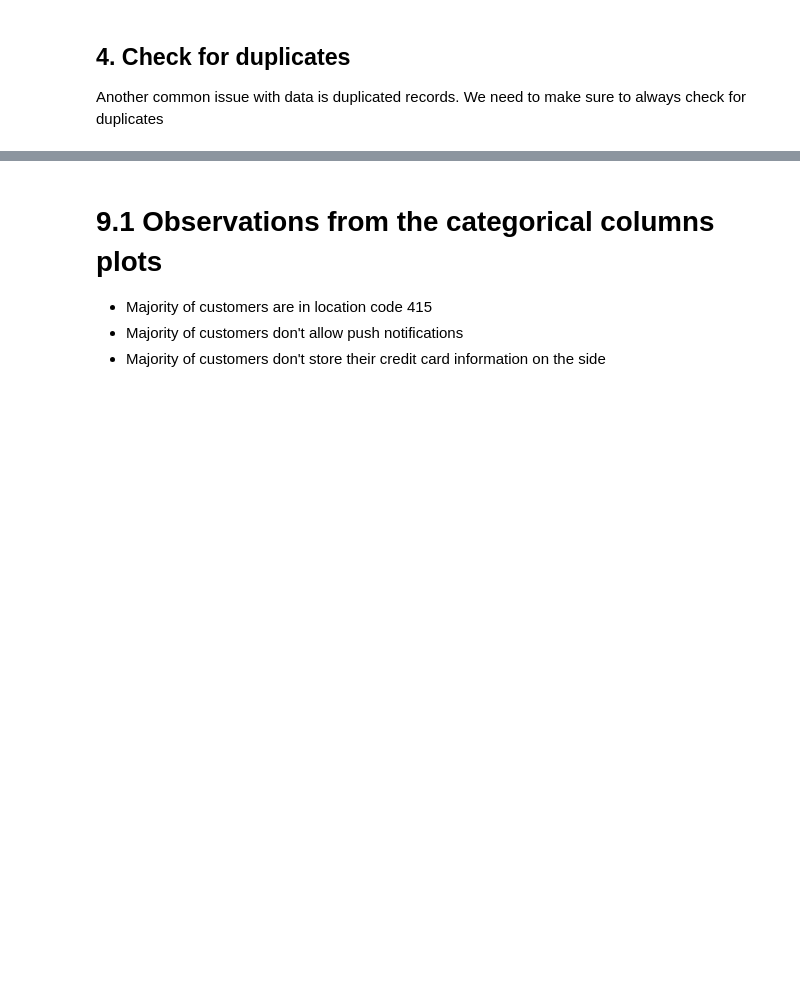
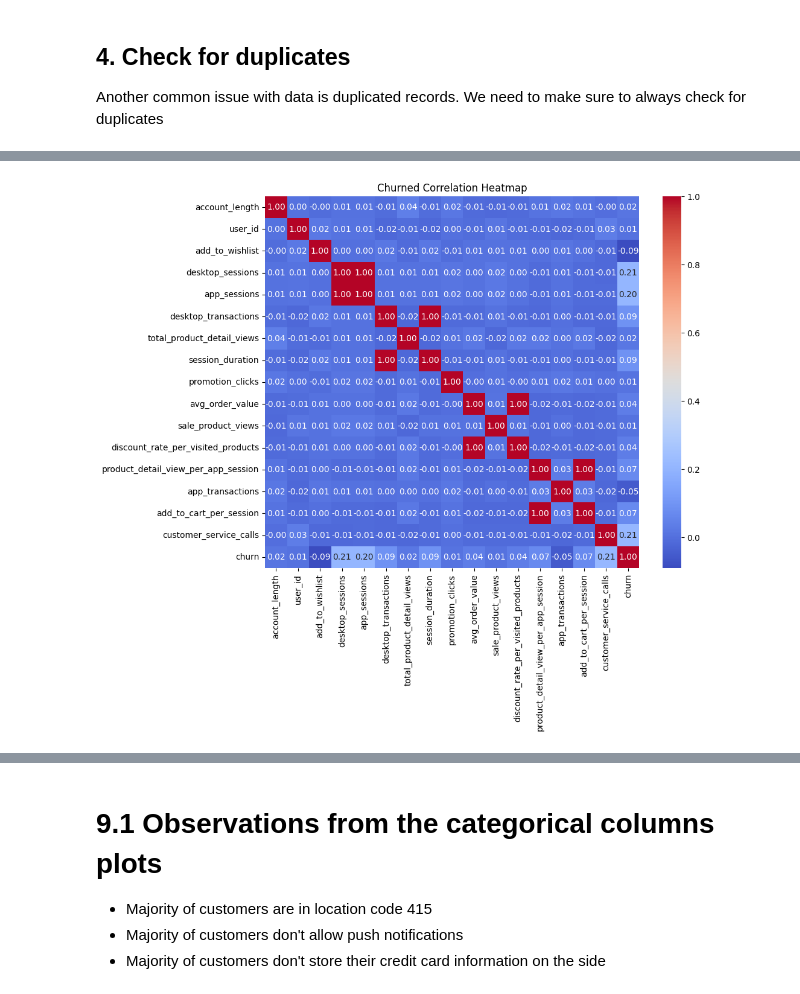
Before and after one commit to KarthikeyanBaskaran/Marketing-Analytics, a Jupyter notebook: Customer_Behavior_Analysis.ipynb, the cells around one changed output, grey strips where cells are left out. Drawn from its saved outputs; the diff is of its cells as text; code cells hidden in the pictures; blank space fills up the shorter version.

```diff
--- a/Customer_Behavior_Analysis.ipynb
+++ b/Customer_Behavior_Analysis.ipynb
@@ -433,0 +297,3 @@ for column in df_copy.select_dtypes(include=['object']).columns:
+# %%
+#Creating new categorical columns:
+df_copy["churn_cat"] = df['churn'].apply(lambda x: "churned" if x == 1 else "not churned")
@@ -433,0 +320,9 @@ for column in df_copy.select_dtypes(include=['object']).columns:
+# %%
+df_corr = df_copy.select_dtypes(include=['number'])  # Select only numerical columns
+corr_matrix = df_corr.corr()
+plt.figure(figsize=(10, 8))
+sns.heatmap(corr_matrix, annot=True, cmap='coolwarm', fmt=".2f")
+plt.title('Churned Correlation Heatmap')
+plt.show()
+# %% [output]
+[figure, added]
```
Also changed, not shown: parts of 72 cells of this notebook.
